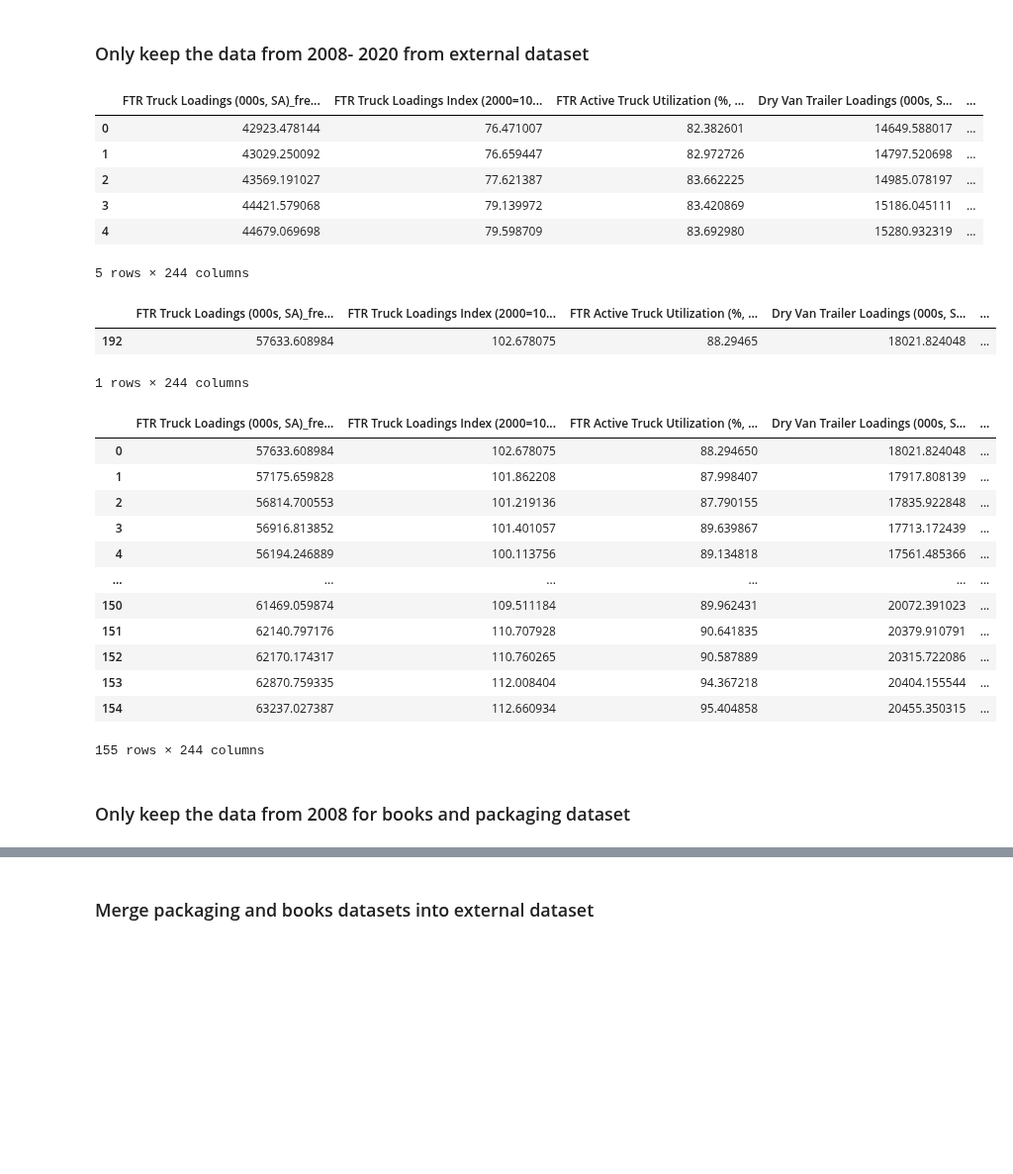
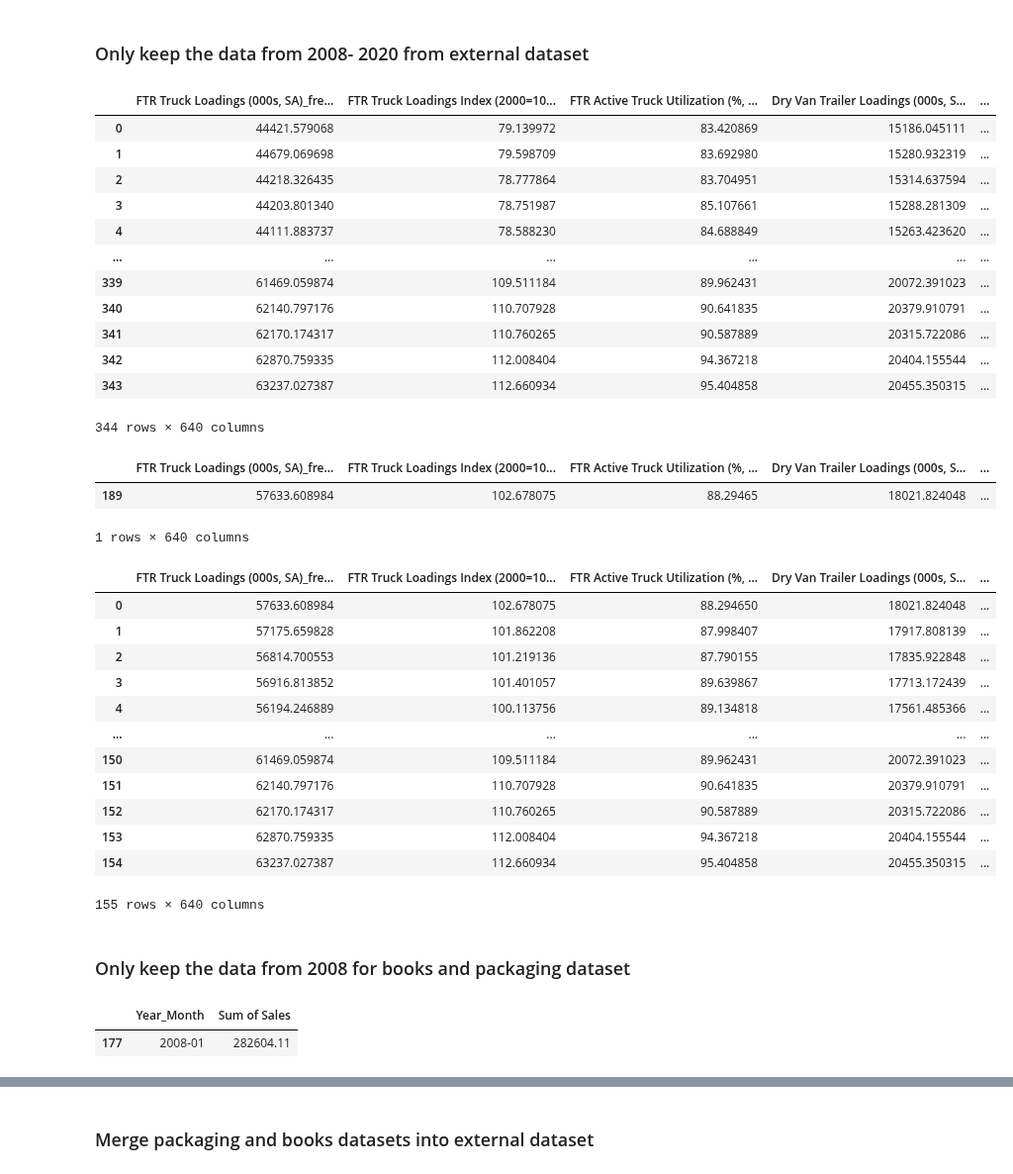
Before and after one commit to rnair7163/LabelMaster_Sales_Forecasting, a Jupyter notebook: data_prep.ipynb, the cells around one changed output, grey strips where cells are left out. Shown at 99% size. Drawn from its saved outputs; the diff is of its cells as text; code cells hidden in the pictures; blank space fills up the shorter version.

```diff
--- a/data_prep.ipynb
+++ b/data_prep.ipynb
@@ -132,23 +168,30 @@ packaging
 ### Only keep the data from 2008- 2020 from external dataset
 # %%
 external = pd.read_csv("C:/Users/Sword Guo/OneDrive/Practicum/LabelMaster_Sales_Forecasting/data/external_monthly_data.csv", index_col=0)
-external.head()
+external = external.drop(external.index[344:347])
+external
 # %% [output]
 |  | FTR Truck Loadings (000s, SA)_fre... | FTR Truck Loadings Index (2000=10... | FTR Active Truck Utilization (%, ... | Dry Van Trailer Loadings (000s, S... | ... |
-| 0 | 42923.478144 | 76.471007 | 82.382601 | 14649.588017 | ... |
-| 1 | 43029.250092 | 76.659447 | 82.972726 | 14797.520698 | ... |
-| 2 | 43569.191027 | 77.621387 | 83.662225 | 14985.078197 | ... |
-| 3 | 44421.579068 | 79.139972 | 83.420869 | 15186.045111 | ... |
-| 4 | 44679.069698 | 79.598709 | 83.692980 | 15280.932319 | ... |
+| 0 | 44421.579068 | 79.139972 | 83.420869 | 15186.045111 | ... |
+| 1 | 44679.069698 | 79.598709 | 83.692980 | 15280.932319 | ... |
+| 2 | 44218.326435 | 78.777864 | 83.704951 | 15314.637594 | ... |
+| 3 | 44203.801340 | 78.751987 | 85.107661 | 15288.281309 | ... |
+| 4 | 44111.883737 | 78.588230 | 84.688849 | 15263.423620 | ... |
+| ... | ... | ... | ... | ... | ... |
+| 339 | 61469.059874 | 109.511184 | 89.962431 | 20072.391023 | ... |
+| 340 | 62140.797176 | 110.707928 | 90.641835 | 20379.910791 | ... |
+| 341 | 62170.174317 | 110.760265 | 90.587889 | 20315.722086 | ... |
+| 342 | 62870.759335 | 112.008404 | 94.367218 | 20404.155544 | ... |
+| 343 | 63237.027387 | 112.660934 | 95.404858 | 20455.350315 | ... |
-5 rows × 244 columns
+344 rows × 640 columns
 # %%
 external.loc[external["Year_Month"] == "2008-01"]
 # %% [output]
 |  | FTR Truck Loadings (000s, SA)_fre... | FTR Truck Loadings Index (2000=10... | FTR Active Truck Utilization (%, ... | Dry Van Trailer Loadings (000s, S... | ... |
-| 192 | 57633.608984 | 102.678075 | 88.29465 | 18021.824048 | ... |
+| 189 | 57633.608984 | 102.678075 | 88.29465 | 18021.824048 | ... |
-1 rows × 244 columns
+1 rows × 640 columns
 # %%
-external_updated = external.drop(external.index[0:192])
+external_updated = external.drop(external.index[0:189])
 external_updated = external_updated.reset_index(drop=True)
 external_updated
 # %% [output]
@@ -164,6 +207,11 @@ external_updated
 | 152 | 62170.174317 | 110.760265 | 90.587889 | 20315.722086 | ... |
 | 153 | 62870.759335 | 112.008404 | 94.367218 | 20404.155544 | ... |
 | 154 | 63237.027387 | 112.660934 | 95.404858 | 20455.350315 | ... |
-155 rows × 244 columns
+155 rows × 640 columns
 # %% [markdown]
 ### Only keep the data from 2008 for books and packaging dataset
+# %%
+books_agg.loc[books_agg["Year_Month"]=="2008-01"]
+# %% [output]
+|  | Year_Month | Sum of Sales |
+| 177 | 2008-01 | 282604.11 |
```
Also changed, not shown: parts of 11 cells of this notebook.
